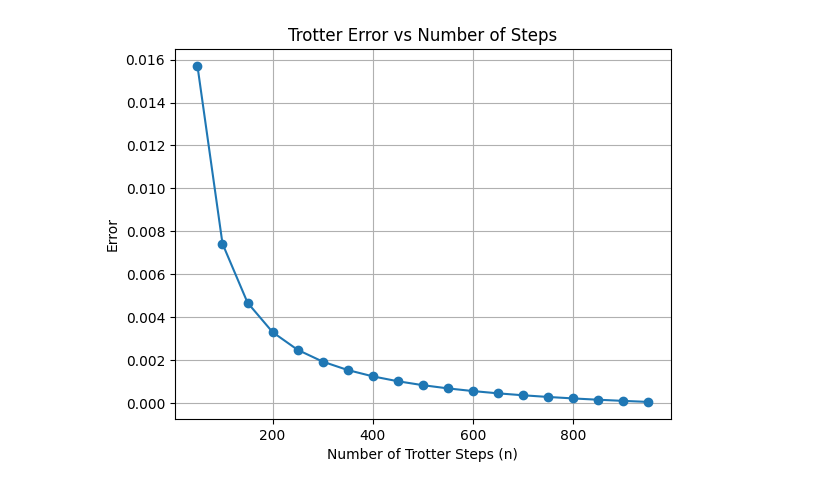
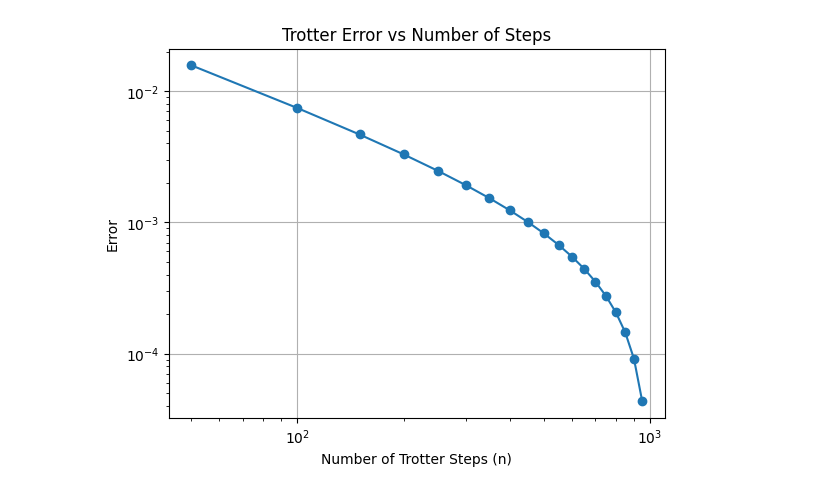
Before and after one commit to JEly613/EinR_CD05, a Jupyter notebook: Week 2/TrotterError.ipynb, the cells around one changed output. Cells and saved outputs as stored; diff of their text form; code cells hidden in the pictures.

```diff
--- a/Week 2/TrotterError.ipynb
+++ b/Week 2/TrotterError.ipynb
@@ -6,41 +20,46 @@ import matplotlib.pyplot as plt
 import numpy as np
 import scipy
 # %%
-def hamiltonian(n, t=10):
-    # calculate matrix
-    rx = np.matrix([[np.cos(t/n), -1j*np.sin(t/n)],
-                    [-1j*np.sin(t/n), np.cos(t/n)]])
-    rz = np.matrix([[np.exp(-1j*t*0.1/n), 0],
-                    [0, np.exp(1j*t*0.1/n)]])
+# Constructs a trotterized Hamiltonian for a given number of steps
+def trotterized_hamiltonian(steps, t=10):
+    # Rx and Rz Gates
+    rx = np.matrix([[np.cos(t/steps), -1j*np.sin(t/steps)],
+                    [-1j*np.sin(t/steps), np.cos(t/steps)]])
+    rz = np.matrix([[np.exp(-1j*t*0.1/steps), 0],
+                    [0, np.exp(1j*t*0.1/steps)]])
+
     result = np.identity(2, dtype=complex)
-    for _ in range(n):
+    for _ in range(steps):
         result = np.matmul(result, rx)
         result = np.matmul(result, rz)
     return result
+
+def ideal_hamiltonian(t=10):
+    # True Hamiltonian for H = X + 0.1Z
+    X = np.matrix([[0, 1], [1, 0]], dtype=complex)
+    Z = np.matrix([[1, 0], [0, -1]], dtype=complex)
+    return scipy.linalg.expm(-1j * t * (X + 0.1 * Z))
 
 all = []
 n_values = range(50, 1001, 50)
 
 np.set_printoptions(suppress=True)
 for i in n_values:
-    h = hamiltonian(i)
+    h = trotterized_hamiltonian(i)
     all.append(h)
-    #print(i, ":\n", np.round(h, 4), sep="")
 
-y = []
+# Using 1000 steps as an arbitrary "perfect" matrix
+errors = []
 for i in range(len(all)-1):
-    #print("Difference between 1000 and ", n_values[i], ": ", scipy.linalg.norm(all[-1] - all[i]), sep="")
-    y.append(scipy.linalg.norm(all[-1] - all[i]))
+    errors.append(scipy.linalg.norm(all[-1] - all[i]))
 
-#y = [i + 0.001 for i in y]
-
-plt.plot(n_values[:-1], y, marker='o')
+plt.plot(n_values[:-1], errors, marker='o')
 plt.xlabel('Number of Trotter Steps (n)')
 plt.ylabel('Error')
-#plt.xscale('log')
-#plt.yscale('log')
+plt.xscale('log')
+plt.yscale('log')
 plt.title('Trotter Error vs Number of Steps')
 plt.grid()
 plt.show()
 # %% [output]
-[figure, old version]
+[figure, new version]
```
Also changed, not shown: parts of 4 cells of this notebook, 9 other files.
